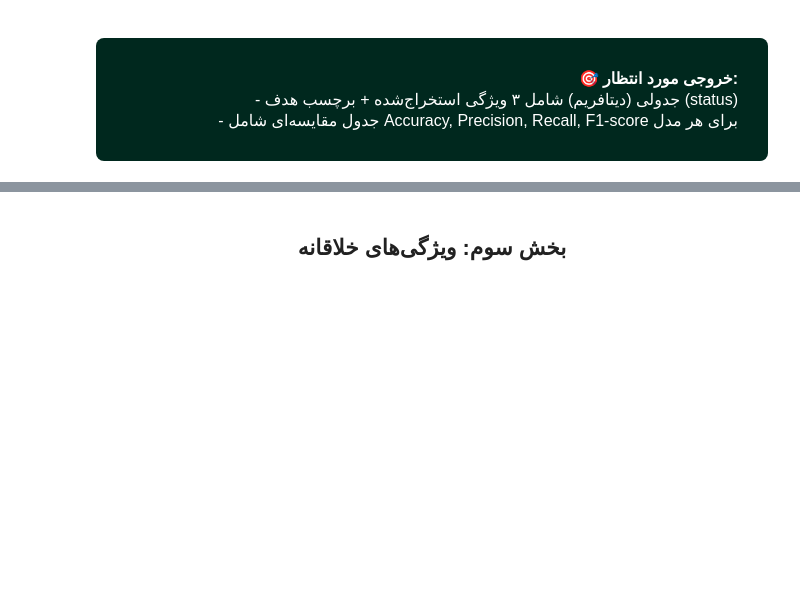
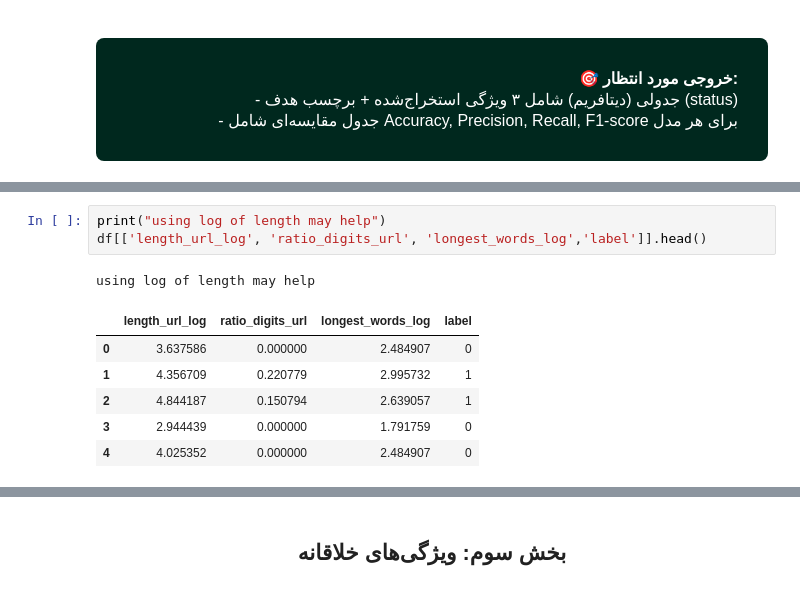
Before and after one commit to NavidAdib98/NLP___spam-detection__URL-phishing-detection, a Jupyter notebook: NLP_HW2.ipynb, the cells around one changed output, grey strips where cells are left out. Drawn from its saved outputs; the diff is of its cells as text; blank space fills up the shorter version.

```diff
--- a/NLP_HW2.ipynb
+++ b/NLP_HW2.ipynb
@@ -1196,0 +1229,11 @@ X_temp.head(5)
+# %%
+print("using log of length may help")
+df[['length_url_log', 'ratio_digits_url', 'longest_words_log','label']].head()
+# %% [output]
+using log of length may help
+|  | length_url_log | ratio_digits_url | longest_words_log | label |
+| 0 | 3.637586 | 0.000000 | 2.484907 | 0 |
+| 1 | 4.356709 | 0.220779 | 2.995732 | 1 |
+| 2 | 4.844187 | 0.150794 | 2.639057 | 1 |
+| 3 | 2.944439 | 0.000000 | 1.791759 | 0 |
+| 4 | 4.025352 | 0.000000 | 2.484907 | 0 |
```
Also changed, not shown: parts of 17 cells of this notebook.
